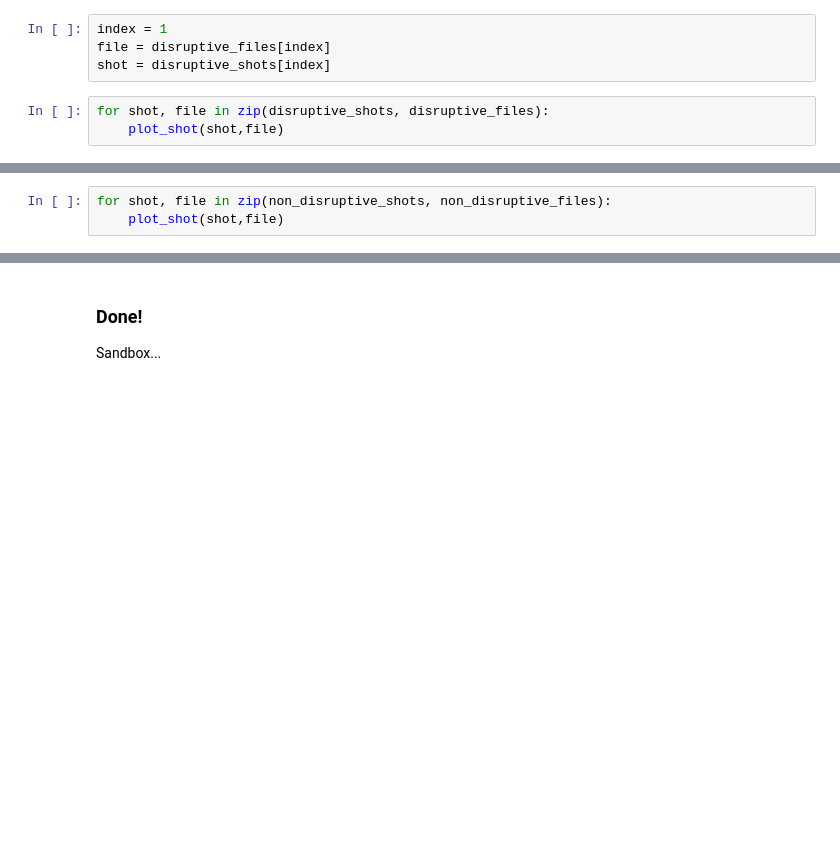
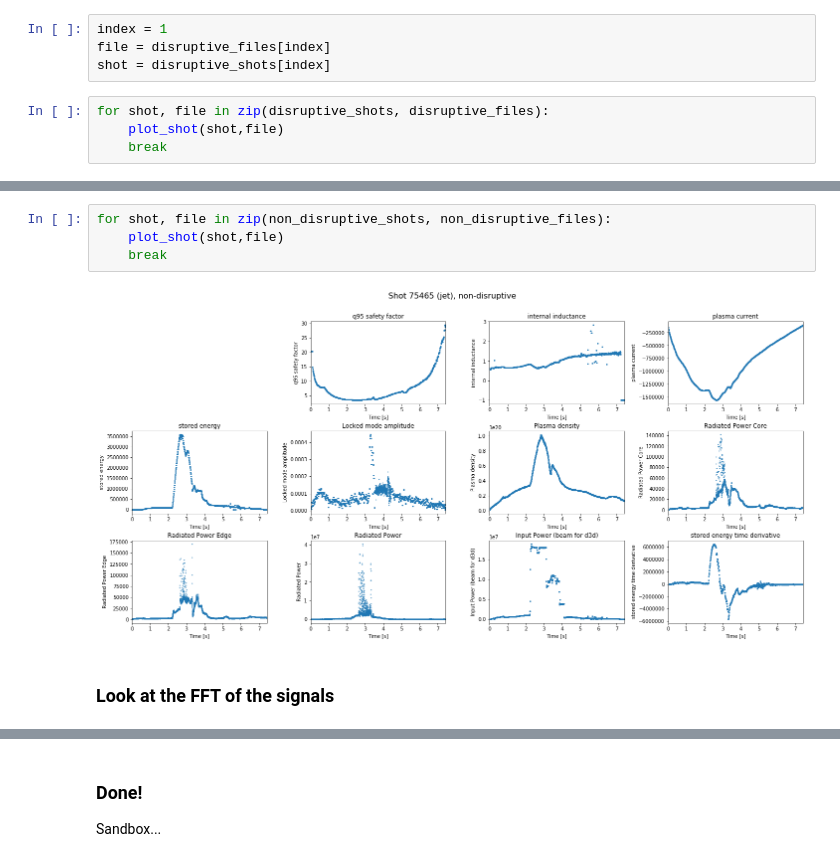
Before and after one commit to Wouter-VDP/PlasmaNotebooks, a Jupyter notebook: ExploreProcessedData.ipynb, the cells around one changed output, grey strips where cells are left out. Drawn from its saved outputs; the diff is of its cells as text; blank space fills up the shorter version.

```diff
--- a/ExploreProcessedData.ipynb
+++ b/ExploreProcessedData.ipynb
@@ -212,5 +239,6 @@ shot = disruptive_shots[index]
 # %%
 for shot, file in zip(disruptive_shots, disruptive_files):
     plot_shot(shot,file)
+    break
 # %% [output]
 [figure]
@@ -221,3 +245,8 @@ for shot, file in zip(disruptive_shots, disruptive_files):
 # %%
 for shot, file in zip(non_disruptive_shots, non_disruptive_files):
     plot_shot(shot,file)
+    break
+# %% [output]
+[figure, added]
+# %% [markdown]
+### Look at the FFT of the signals
```
Also changed, not shown: parts of 13 cells of this notebook, 25 other files.
